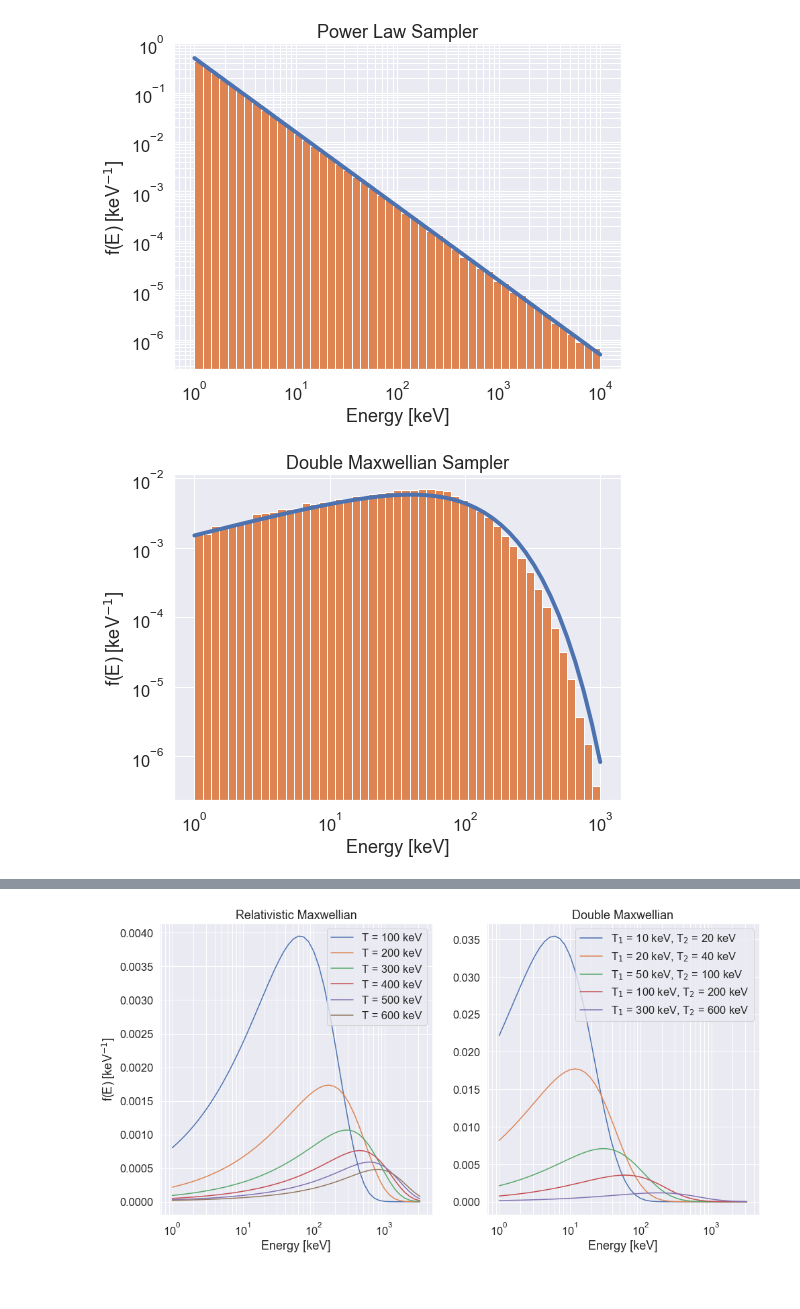
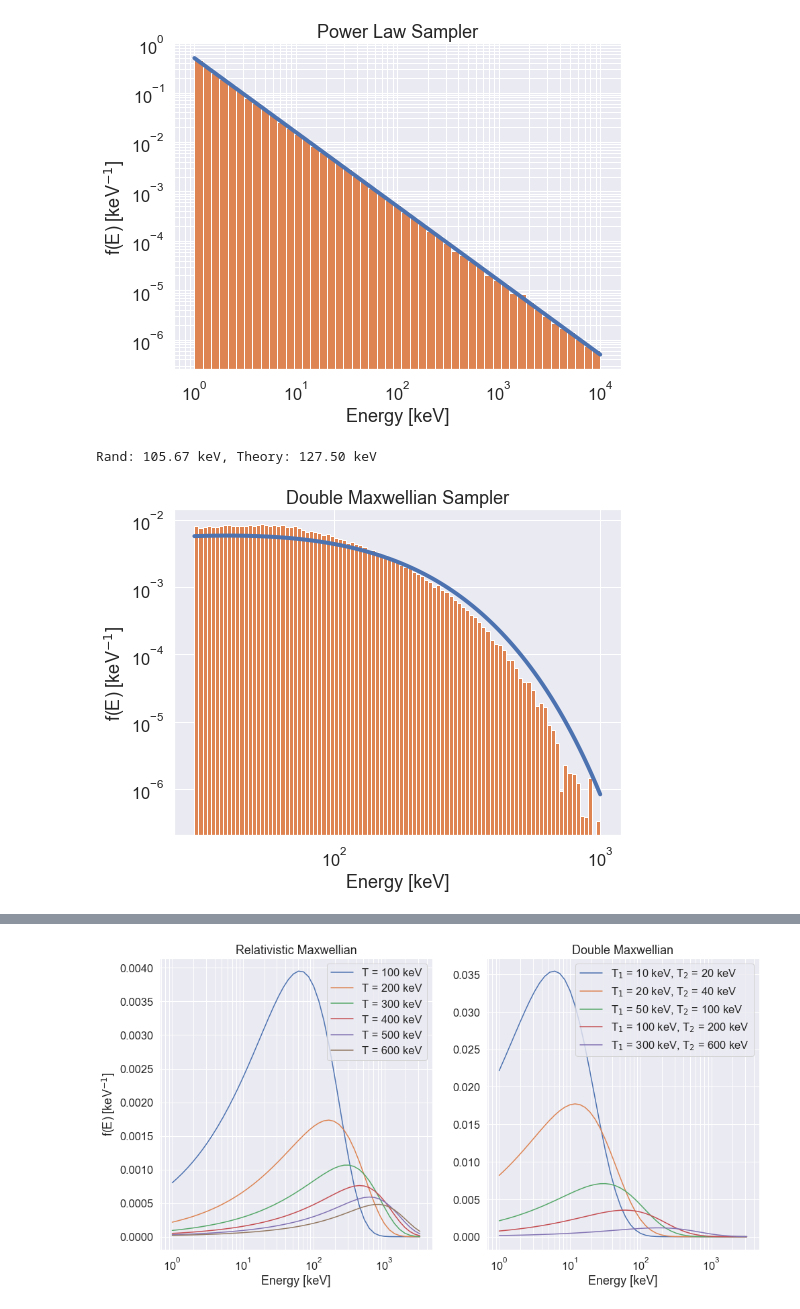
Before and after one commit to GrantBerland/Geant4_Atmospheric_EPP, a Jupyter notebook: analysis/sampling_checks.ipynb, the cells around one changed output, grey strips where cells are left out. Saved outputs shown, nothing was run; the diff lists cells and outputs as text; code cells hidden in the pictures.

```diff
--- a/analysis/sampling_checks.ipynb
+++ b/analysis/sampling_checks.ipynb
@@ -35,35 +35,37 @@ T1 = 70;
 T2 = 100;
 
 Nsamples = 1e5;
 i = 0;
 c = 1;
 samples = np.zeros([int(N), 1]);
 
 while i < Nsamples:
 
     # helper distribution (exponential with E0 = (T1 + T2)/2
     Y = -(T1+T2)/2 * np.log(np.random.rand());
 
     # Accept/reject algorithm
     if np.random.rand() < f_doubleMaxwell(Y, T1, T2)/(c * f_exponential(Y, (T1 + T1)/2)):
 
         # If loop entered, accept sample point
         samples[i] = Y;
 
         i += 1;
 
-E = np.logspace(0, 3);
+print("Rand: %.2f keV, Theory: %.2f keV" % (np.mean(samples), 0.75 * (T1+T2)))
+E = np.logspace(np.log10(30), 3, 100);
 
 plt.figure(figsize=(8,6));
 plt.loglog(E, f_doubleMaxwell(E, T1, T2), linewidth=4);
 
 plt.hist(samples, bins=E, density=True);
 
 plt.xlabel('Energy [keV]');
 plt.ylabel('f(E) [keV$^{-1}$]');
 plt.title('Double Maxwellian Sampler');
 # %% [output]
+Rand: 105.67 keV, Theory: 127.50 keV
-[figure, old version]
+[figure, new version]
 # %%
 from scipy.special import kn
 
```
Also changed, not shown: parts of 6 cells of this notebook, 5 other files.
